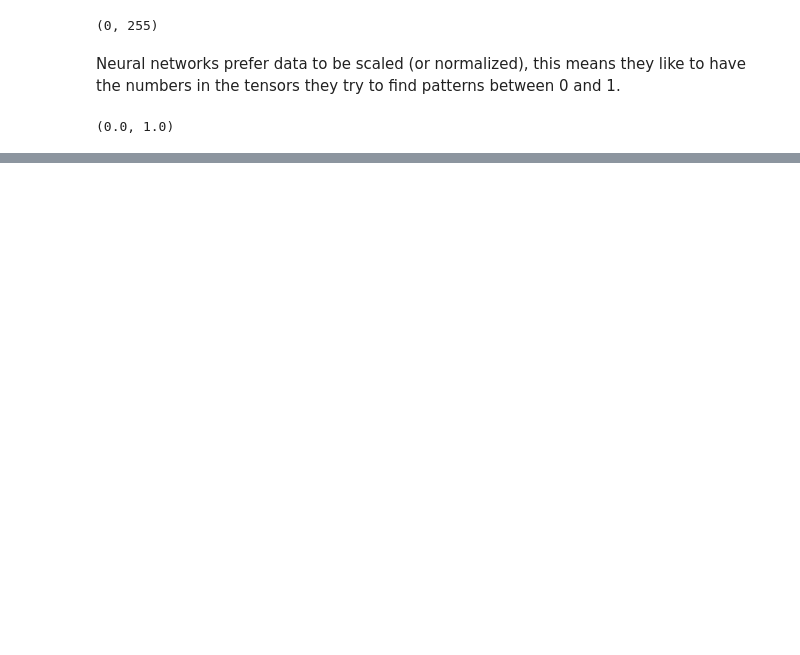
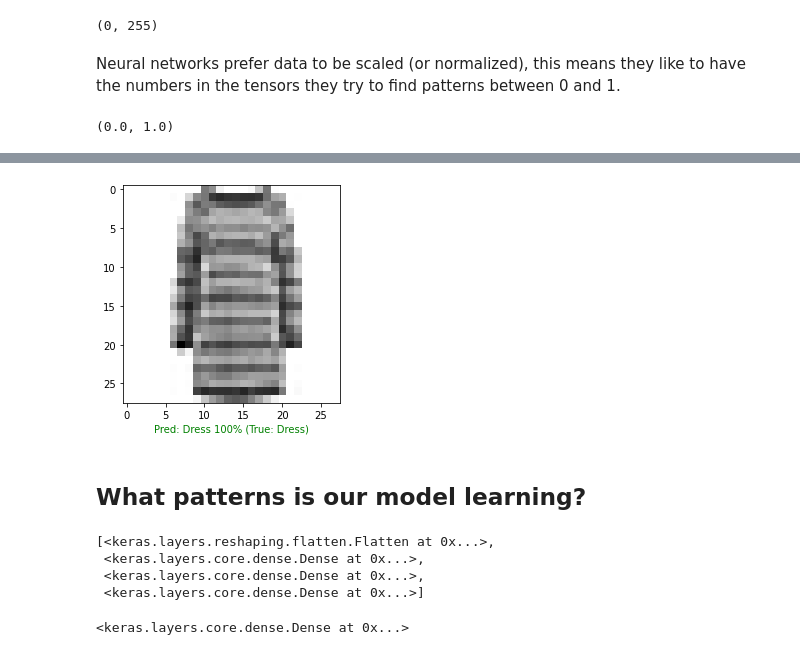
Before and after one commit to ranjeev3000/TensorFlow-Handson, a Jupyter notebook: 02_neural_network_classification_with_tensorflow_video.ipynb, the cells around one changed output, grey strips where cells are left out. Saved outputs shown, nothing was run; the diff lists cells and outputs as text; code cells hidden in the pictures; blank space fills up the shorter version.

```diff
--- a/02_neural_network_classification_with_tensorflow_video.ipynb
+++ b/02_neural_network_classification_with_tensorflow_video.ipynb
@@ -1232,0 +1492,37 @@ train_data_norm.shape
+# %%
+import random
+def plot_random_image(model, images,true_labels, classes):
+  """
+  picks a random image, plot it, and labels it with a prediction and true label"
+  """
+  # Set up random integer
+  i = random.randint(0, len(images))
+
+  # Create predictions and targers
+  target_image = images[i]
+  pred_probs = model.predict(target_image.reshape(1,28,28))
+  pred_label = classes[pred_probs.argmax()]
+  true_label = classes[true_labels[i]]
+
+  # Plot the image
+  plt.imshow(target_image, cmap= plt.cm.binary)
+
+
+  # Change the color of the titles depending on the prediction is righr or wrong.
+  if pred_label == true_label:
+    color = "green"
+  else:
+    color="red"
+
+  # Add xlabel inform (prediction/true label)
+  plt.xlabel("Pred: {} {:2.0f}% (True: {})".format(pred_label,
+                                                   100+tf.reduce_max(pred_probs),
+                                                   true_label),
+             color=color)  # set the color to green or red based on if prediction is right or wrong
+# %%
+# Checkout a random image as well as its prediction
+plot_random_image(model=model_14,
+                  images=test_data_norm,  # always make predictions on the same kind of data your model was trained on
+                  true_labels=test_labels,
+                  classes=class_names)
+# %% [output]
@@ -1232,0 +1530,16 @@ train_data_norm.shape
+[figure, added]
+# %% [markdown]
+## What patterns is our model learning?
+# %%
+# Find the layers of our most recent model
+model_14.layers
+# %% [output]
+[<keras.layers.reshaping.flatten.Flatten at 0x...>,
+ <keras.layers.core.dense.Dense at 0x...>,
+ <keras.layers.core.dense.Dense at 0x...>,
+ <keras.layers.core.dense.Dense at 0x...>]
+# %%
+# Extract a particular layer
+model_14.layers[1]
+# %% [output]
+<keras.layers.core.dense.Dense at 0x...>
```
Also changed, not shown: parts of 25 cells of this notebook.
